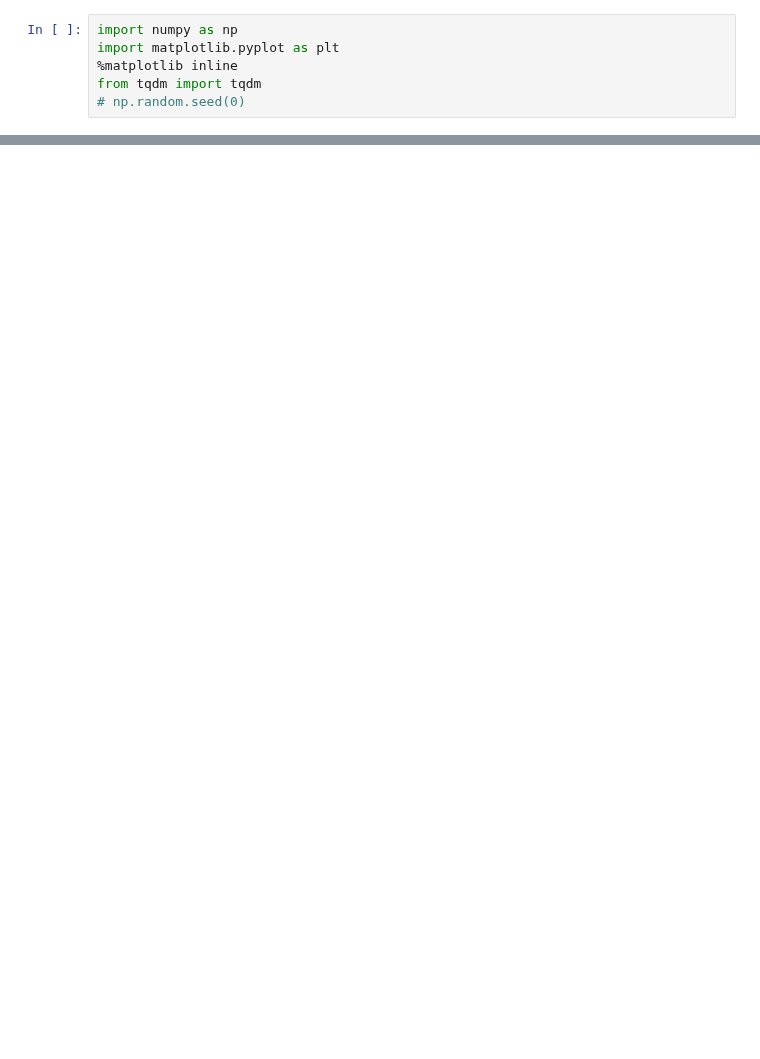
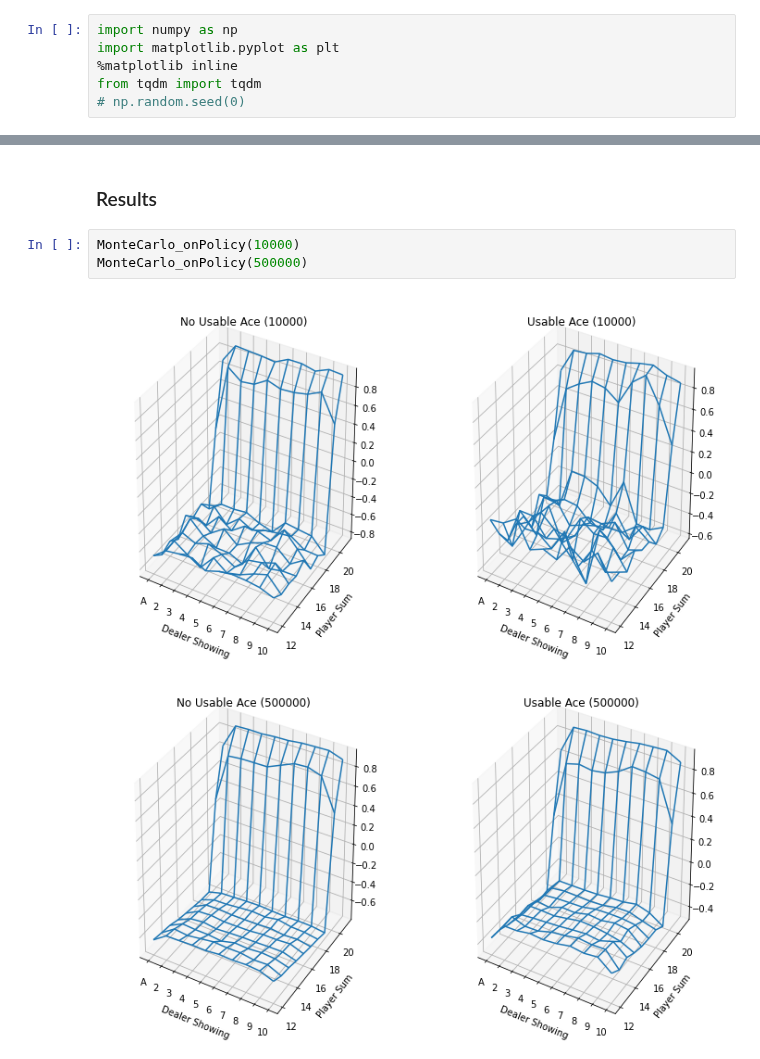
Before and after one commit to chandrusuresh/ReinforcementLearning, a Jupyter notebook: Blackjack.ipynb, the cells around one changed output, grey strips where cells are left out. Cells and saved outputs as stored; diff of their text form; blank space fills up the shorter version.

```diff
--- a/Blackjack.ipynb
+++ b/Blackjack.ipynb
@@ -9 +157,9 @@ from tqdm import tqdm
+# %% [markdown]
+### Results
+# %%
+MonteCarlo_onPolicy(10000)
+MonteCarlo_onPolicy(500000)
+# %% [output]
+[figure, added]
+[figure, added]
 # %% [markdown]
```
Also changed, not shown: parts of 9 cells of this notebook.
